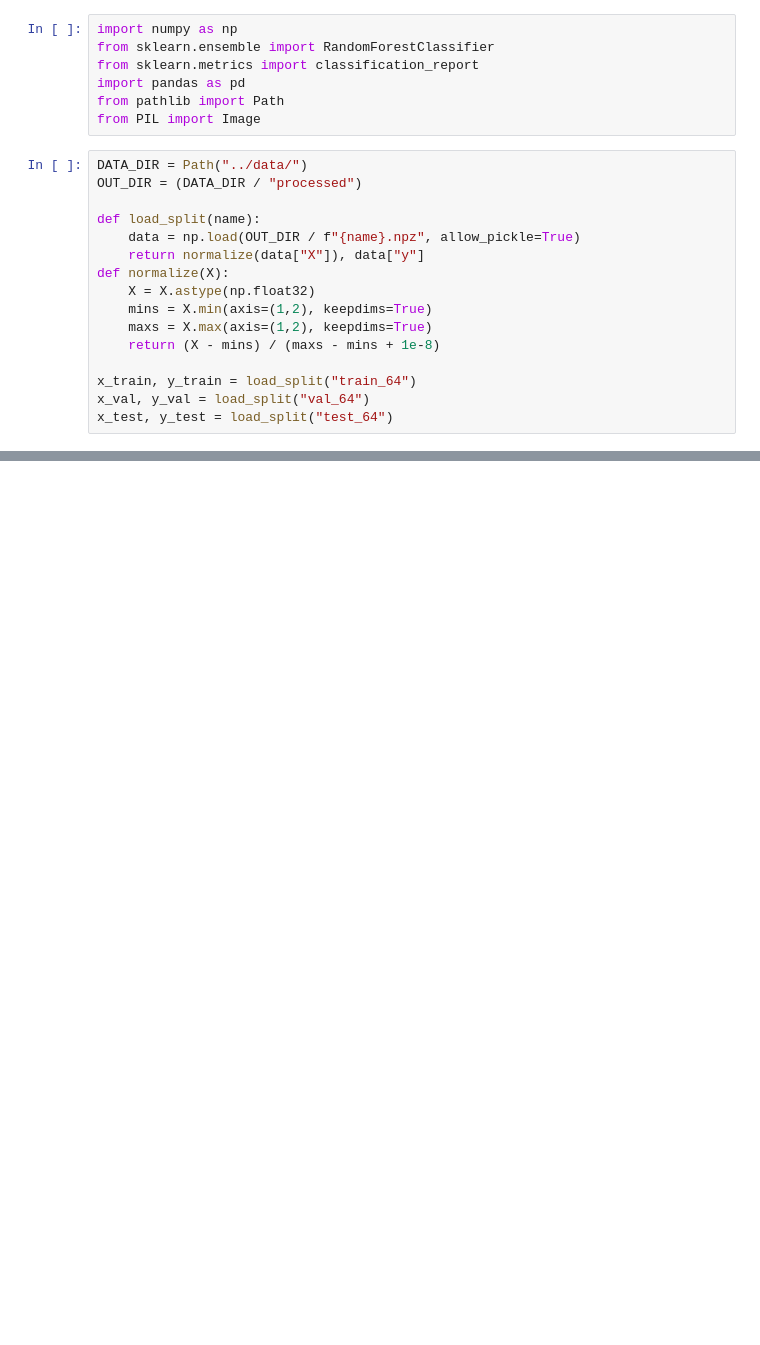
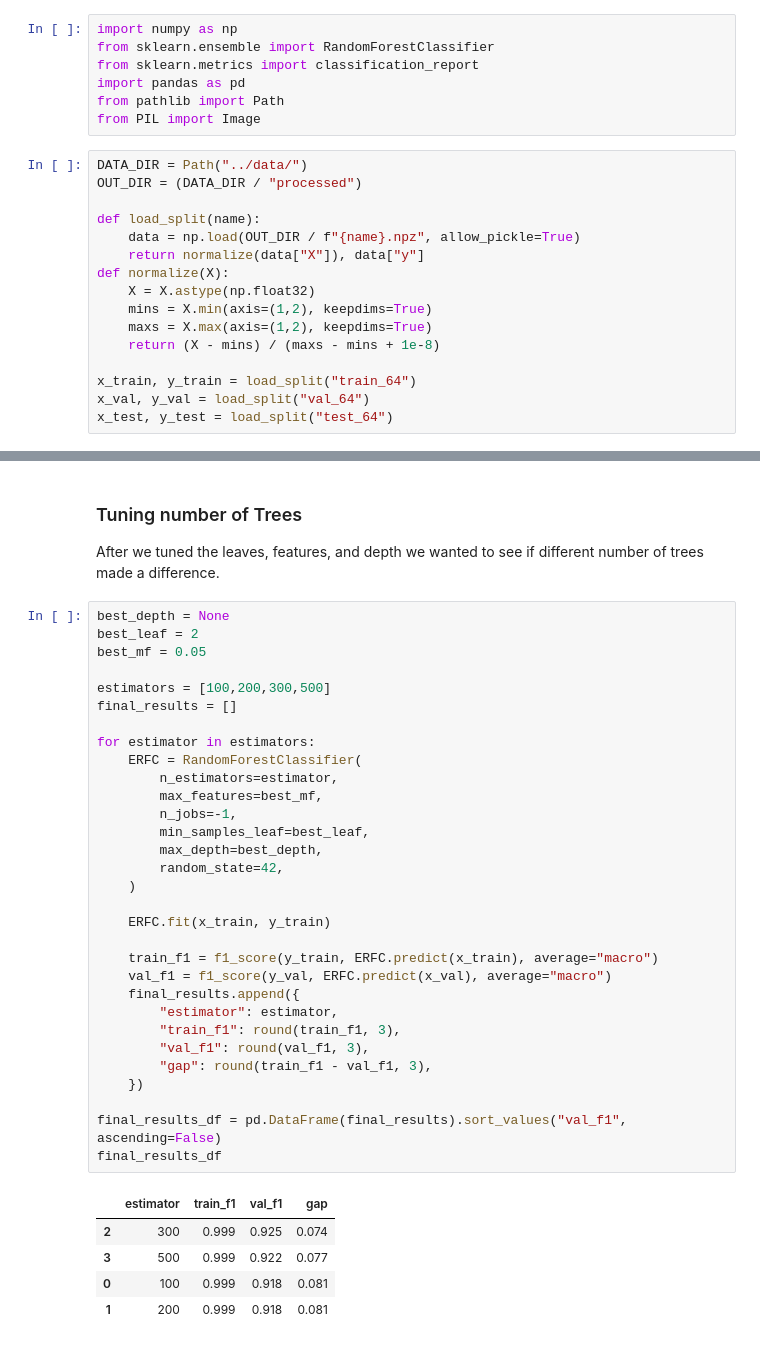
Before and after one commit to WingfungHu/MRIModelBench, a Jupyter notebook: notebooks/Ensembled_Tree.ipynb, the cells around one changed output, grey strips where cells are left out. Cells and saved outputs as stored; diff of their text form; blank space fills up the shorter version.

```diff
--- a/notebooks/Ensembled_Tree.ipynb
+++ b/notebooks/Ensembled_Tree.ipynb
@@ -50,0 +112,40 @@ weighted avg       0.92      0.92      0.92       701
+# %% [markdown]
+### Tuning number of Trees
+After we tuned the leaves, features, and depth we wanted to see if different number of trees made a difference.
+# %%
+best_depth = None
+best_leaf = 2
+best_mf = 0.05
+
+estimators = [100,200,300,500]
+final_results = []
+
+for estimator in estimators:
+    ERFC = RandomForestClassifier(
+        n_estimators=estimator,
+        max_features=best_mf,
+        n_jobs=-1,
+        min_samples_leaf=best_leaf,
+        max_depth=best_depth,
+        random_state=42,
+    )
+
+    ERFC.fit(x_train, y_train)
+
+    train_f1 = f1_score(y_train, ERFC.predict(x_train), average="macro")
+    val_f1 = f1_score(y_val, ERFC.predict(x_val), average="macro")
+    final_results.append({
+        "estimator": estimator,
+        "train_f1": round(train_f1, 3),
+        "val_f1": round(val_f1, 3),
+        "gap": round(train_f1 - val_f1, 3),
+    })
+
+final_results_df = pd.DataFrame(final_results).sort_values("val_f1", ascending=False)
+final_results_df
+# %% [output]
+|  | estimator | train_f1 | val_f1 | gap |
+| 2 | 300 | 0.999 | 0.925 | 0.074 |
+| 3 | 500 | 0.999 | 0.922 | 0.077 |
+| 0 | 100 | 0.999 | 0.918 | 0.081 |
+| 1 | 200 | 0.999 | 0.918 | 0.081 |
```
Also changed, not shown: parts of 7 cells of this notebook.
